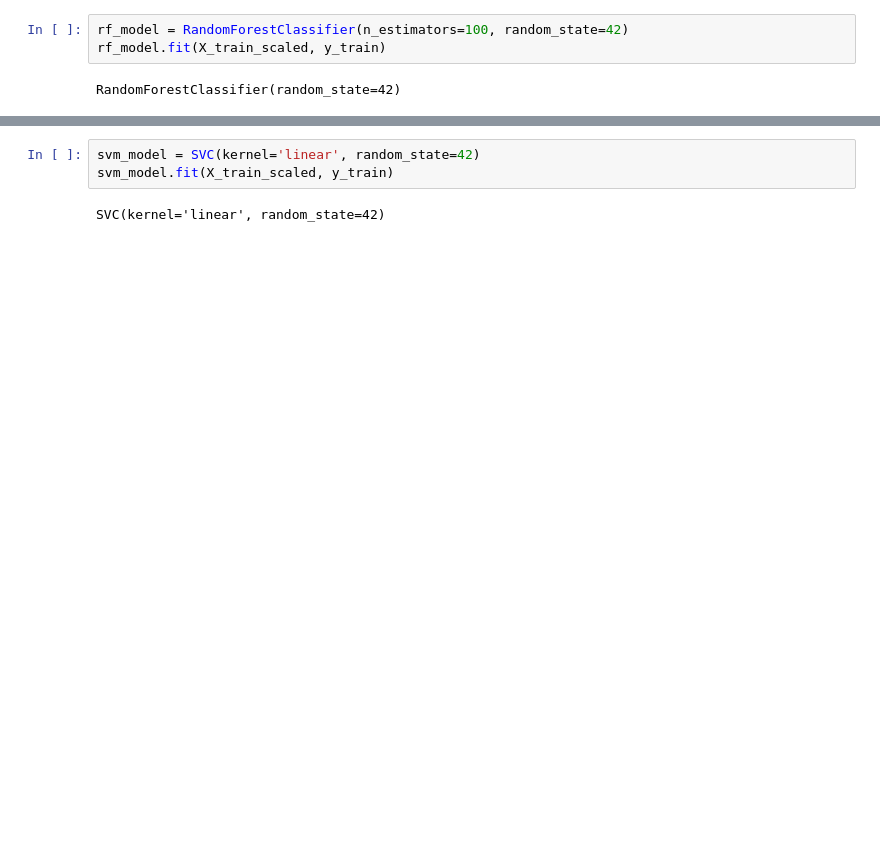
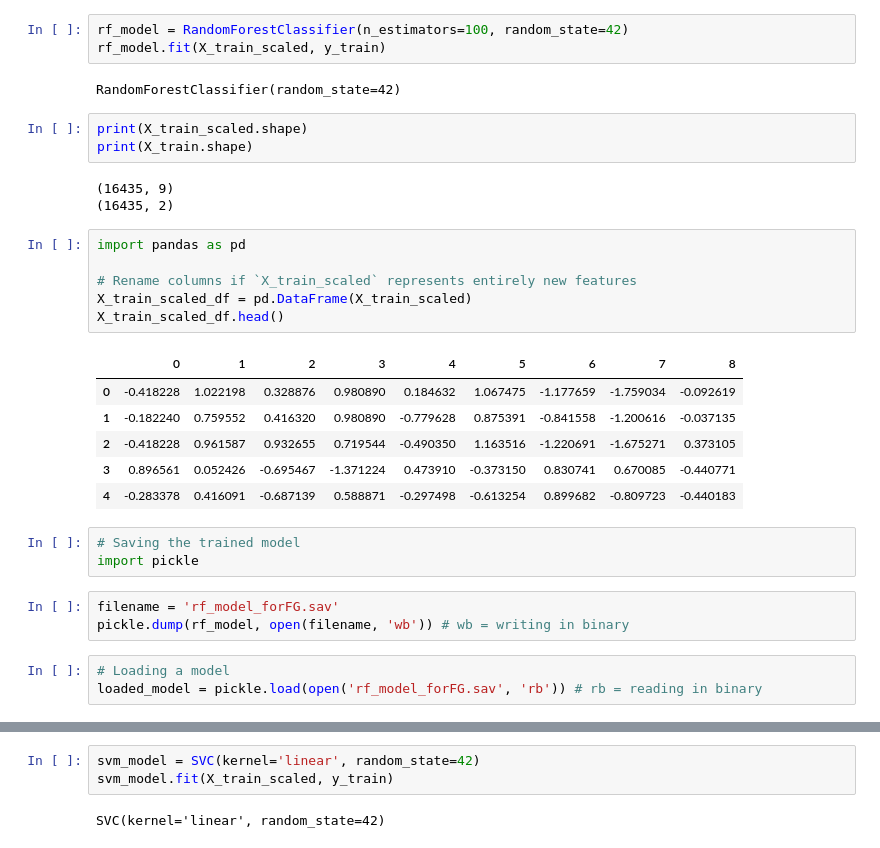
Before and after one commit to MisbahKhan0009/Flood-Guard-Server, a Jupyter notebook: ML Model/Code/Flood_Guard Final.ipynb, the cells around one changed output, grey strips where cells are left out. Drawn from its saved outputs; the diff is of its cells as text; blank space fills up the shorter version.

```diff
--- a/ML Model/Code/Flood_Guard Final.ipynb
+++ b/ML Model/Code/Flood_Guard Final.ipynb
@@ -143,3 +143,31 @@ rf_model = RandomForestClassifier(n_estimators=100, random_state=42)
 rf_model.fit(X_train_scaled, y_train)
 # %% [output]
 RandomForestClassifier(random_state=42)
+# %%
+print(X_train_scaled.shape)
+print(X_train.shape)
+# %% [output]
+(16435, 9)
+(16435, 2)
+# %%
+import pandas as pd
+
+# Rename columns if `X_train_scaled` represents entirely new features
+X_train_scaled_df = pd.DataFrame(X_train_scaled)
+X_train_scaled_df.head()
+# %% [output]
+|  | 0 | 1 | 2 | 3 | 4 | 5 | 6 | 7 | 8 |
+| 0 | -0.418228 | 1.022198 | 0.328876 | 0.980890 | 0.184632 | 1.067475 | -1.177659 | -1.759034 | -0.092619 |
+| 1 | -0.182240 | 0.759552 | 0.416320 | 0.980890 | -0.779628 | 0.875391 | -0.841558 | -1.200616 | -0.037135 |
+| 2 | -0.418228 | 0.961587 | 0.932655 | 0.719544 | -0.490350 | 1.163516 | -1.220691 | -1.675271 | 0.373105 |
+| 3 | 0.896561 | 0.052426 | -0.695467 | -1.371224 | 0.473910 | -0.373150 | 0.830741 | 0.670085 | -0.440771 |
+| 4 | -0.283378 | 0.416091 | -0.687139 | 0.588871 | -0.297498 | -0.613254 | 0.899682 | -0.809723 | -0.440183 |
+# %%
+# Saving the trained model
+import pickle
+# %%
+filename = 'rf_model_forFG.sav'
+pickle.dump(rf_model, open(filename, 'wb')) # wb = writing in binary
+# %%
+# Loading a model
+loaded_model = pickle.load(open('rf_model_forFG.sav', 'rb')) # rb = reading in binary
```
Also changed, not shown: parts of 14 cells of this notebook, 7 other files.
